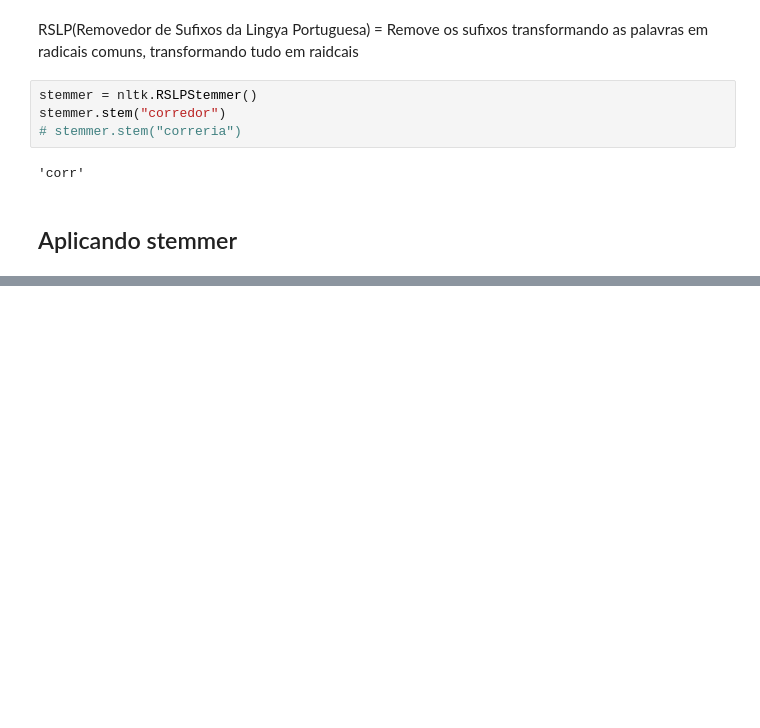
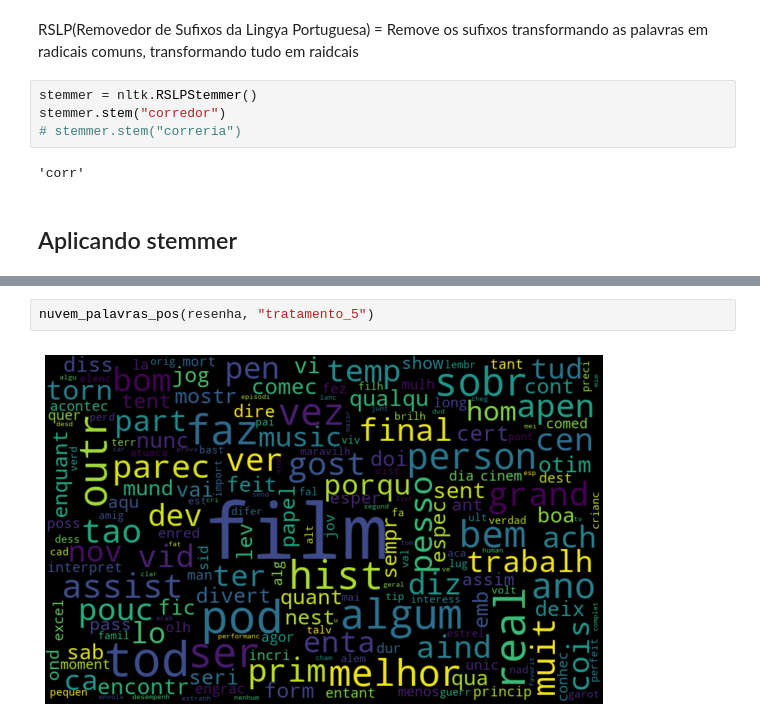
Before and after one commit to MichaelHenriqueJacinto/Linguagem-Natural-P2, a Jupyter notebook: LNP2.ipynb, the cells around one changed output, grey strips where cells are left out. Saved outputs shown, nothing was run; the diff lists cells and outputs as text; blank space fills up the shorter version.

```diff
--- a/LNP2.ipynb
+++ b/LNP2.ipynb
@@ -354,0 +378,4 @@ stemmer.stem("corredor")
+# %%
+nuvem_palavras_pos(resenha, "tratamento_5")
+# %% [output]
+[figure, added]
```
Also changed, not shown: parts of 24 cells of this notebook.
